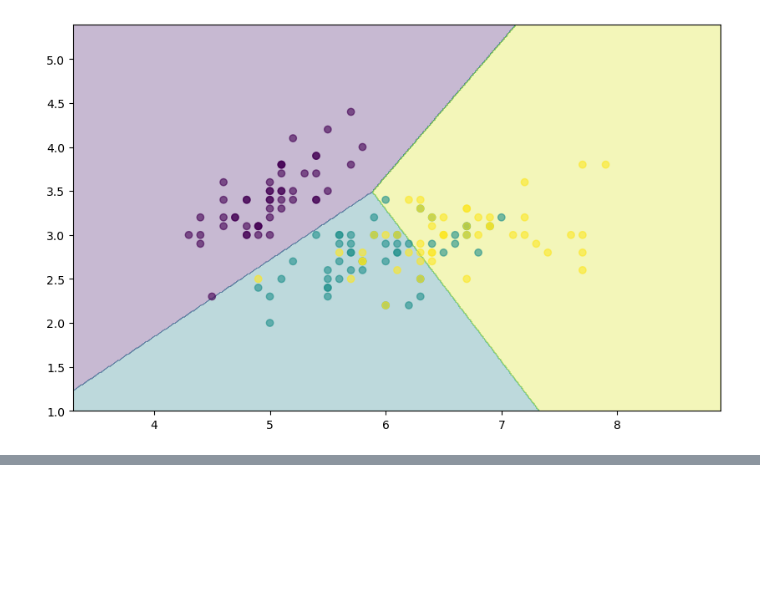
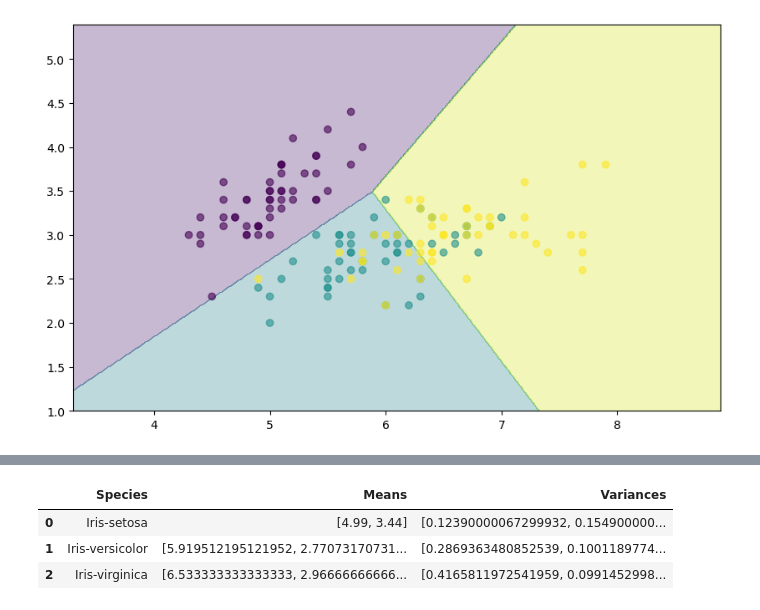
Before and after one commit to ut-vision/30min-of-deep-learning, a Jupyter notebook: 03_Generative_Discriminative_Classifier/index.ipynb, the cells around one changed output, grey strips where cells are left out. Drawn from its saved outputs; the diff is of its cells as text; code cells hidden in the pictures; blank space fills up the shorter version.

```diff
--- a/03_Generative_Discriminative_Classifier/index.ipynb
+++ b/03_Generative_Discriminative_Classifier/index.ipynb
@@ -167,0 +272,19 @@ plt.scatter(vis_df['SepalLengthCm'], vis_df['SepalWidthCm'], c=vis_df['Species']
+# %%
+# Iterate through the classes (species)
+gaussian_info = []
+
+for class_idx in range(len(gnb.classes_)):
+    name = gnb.classes_[class_idx]
+    means = gnb.theta_[class_idx]
+    variances = gnb.var_[class_idx]
+    gaussian_info.append([name, means, variances])
+
+gaussian_info_df = pd.DataFrame(gaussian_info, columns=['Species', 'Means', 'Variances'])
+
+# The means and variances are np.ndarray objects
+gaussian_info_df
+# %% [output]
+|  | Species | Means | Variances |
+| 0 | Iris-setosa | [4.99, 3.44] | [0.12390000067299932, 0.154900000... |
+| 1 | Iris-versicolor | [5.919512195121952, 2.77073170731... | [0.2869363480852539, 0.1001189774... |
+| 2 | Iris-virginica | [6.533333333333333, 2.96666666666... | [0.4165811972541959, 0.0991452998... |
```
Also changed, not shown: parts of 9 cells of this notebook.
